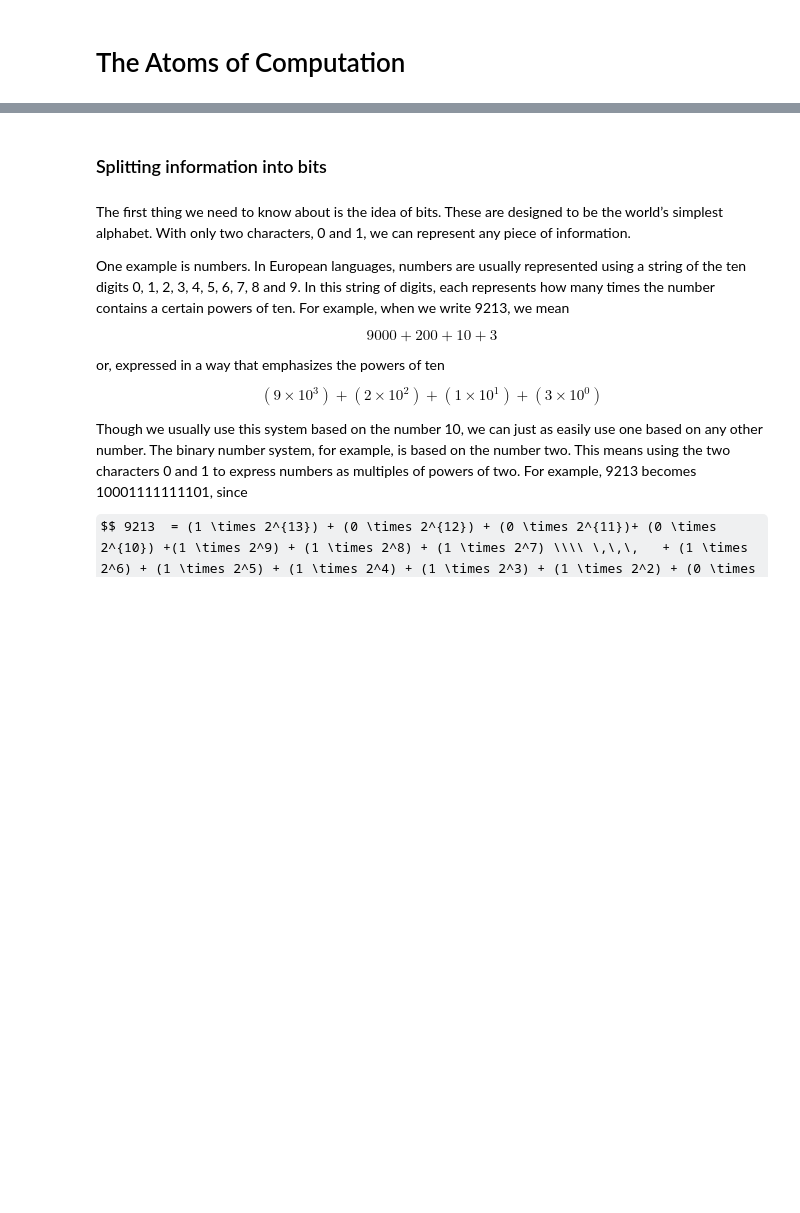
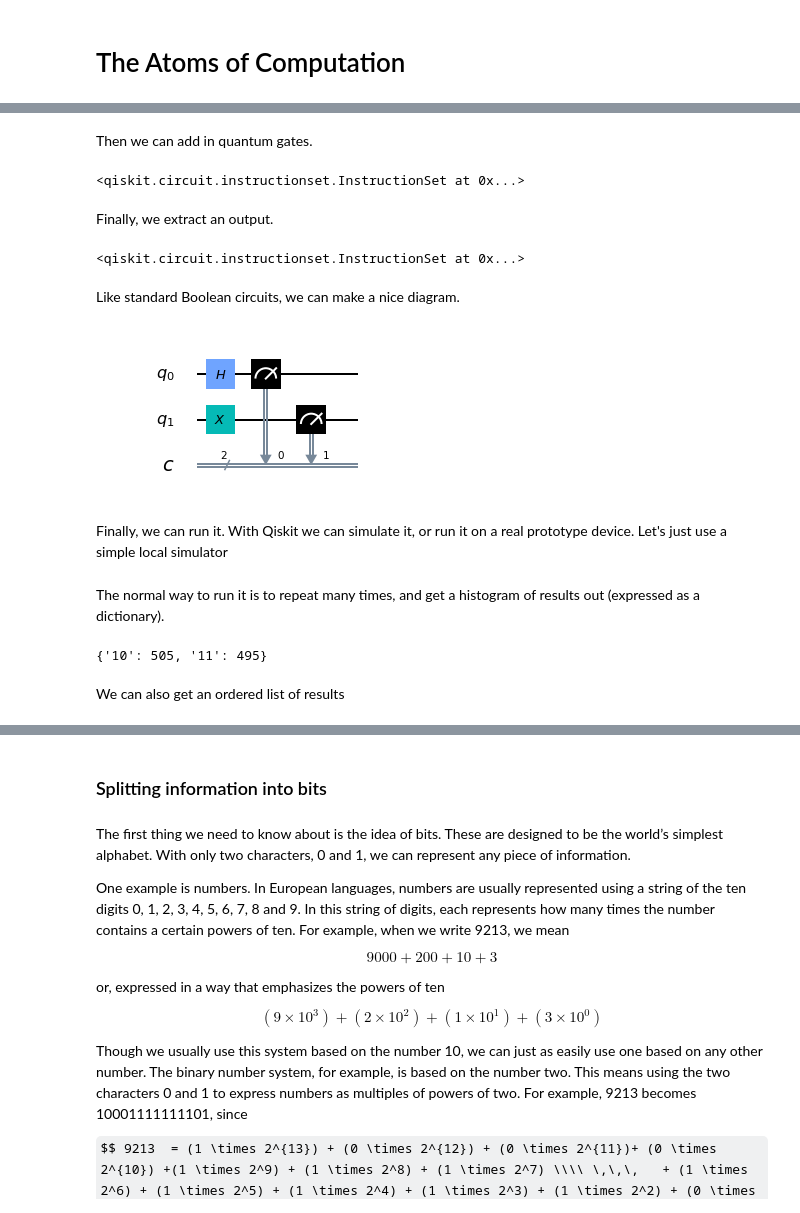
Before and after one commit to quantumjim/Qiskit-PyConDE, a Jupyter notebook: atoms-computation.ipynb, the cells around one changed output, grey strips where cells are left out. Cells and saved outputs as stored; diff of their text form; code cells hidden in the pictures; some formulas as TeX source; blank space fills up the shorter version.

Commit message:
add circuit intro

```diff
--- a/atoms-computation.ipynb
+++ b/atoms-computation.ipynb
@@ -12,0 +21,27 @@ from qiskit.visualization import plot_histogram
+# %%
+num_qubits = 2
+num_bits = 2
+
+qc = QuantumCircuit(num_qubits,num_bits)
+# %% [markdown]
+Then we can add in quantum gates.
+# %%
+qc.h(0)
+qc.x(1)
+# %% [output]
+<qiskit.circuit.instructionset.InstructionSet at 0x...>
+# %% [markdown]
+Finally, we extract an output.
+# %%
+qc.measure(0,0)
+qc.measure(1,1)
+# %% [output]
+<qiskit.circuit.instructionset.InstructionSet at 0x...>
+# %% [markdown]
+Like standard Boolean circuits, we can make a nice diagram.
+# %%
+qc.draw(output='mpl')
+# %% [output]
+[figure, added]
+# %% [markdown]
+Finally, we can run it. With Qiskit we can simulate it, or run it on a real prototype device. Let's just use a simple local simulator
@@ -12,0 +50,8 @@ from qiskit.visualization import plot_histogram
+# %% [markdown]
+The normal way to run it is to repeat many times, and get a histogram of results out (expressed as a dictionary).
+# %%
+execute(qc,backend,shots=1000).result().get_counts()
+# %% [output]
+{'10': 505, '11': 495}
+# %% [markdown]
+We can also get an ordered list of results
```
Also changed, not shown: parts of 5 cells of this notebook.
